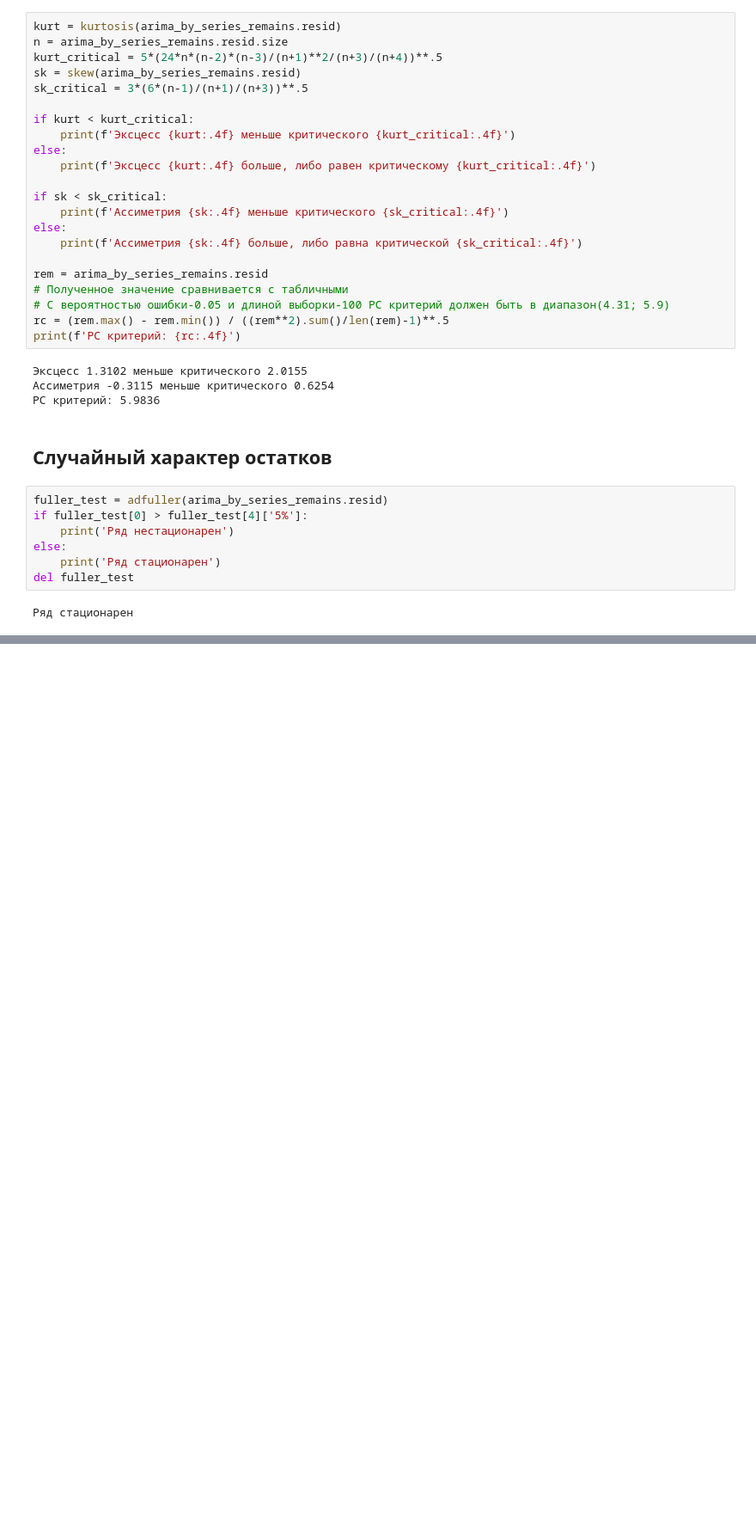
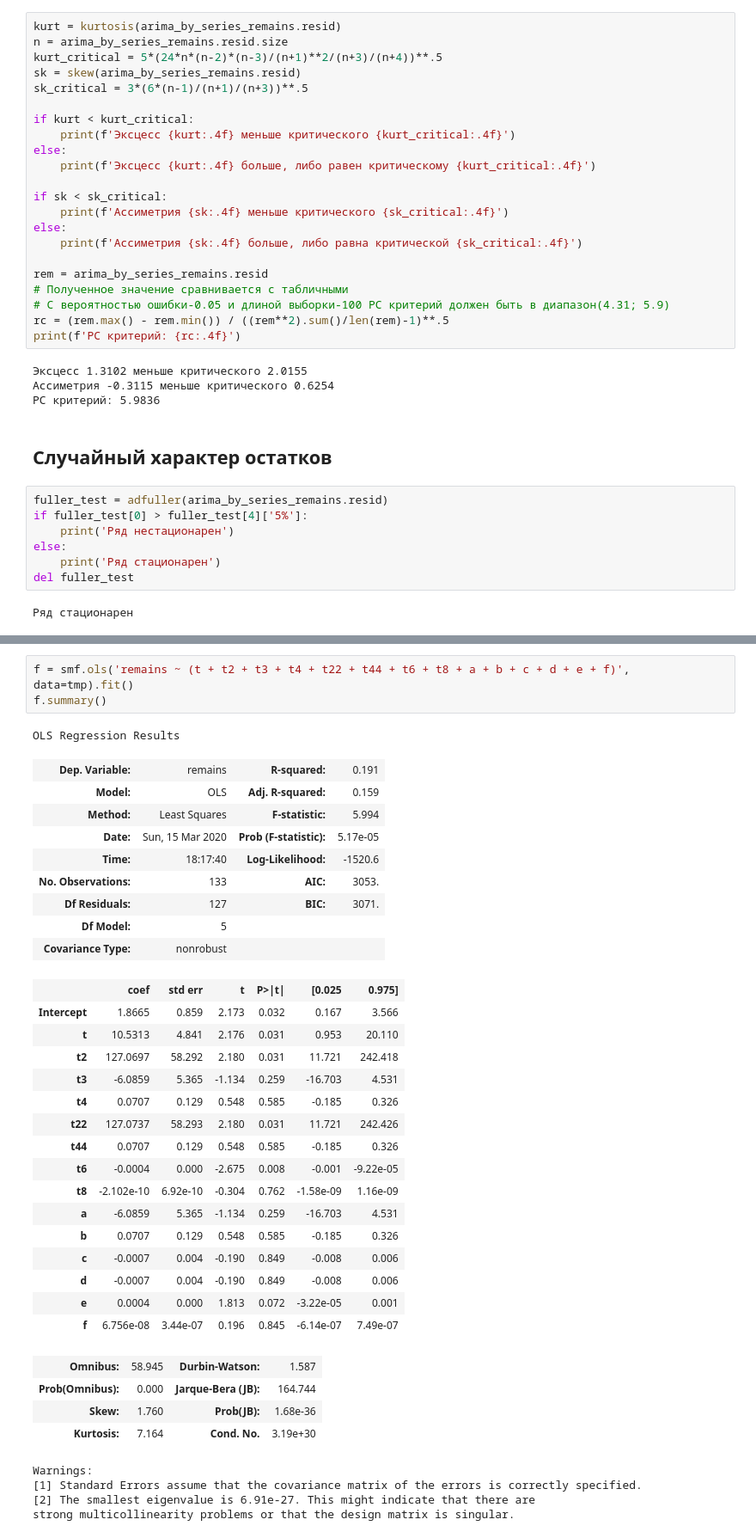
Before and after one commit to xtess16/RTSI, a Jupyter notebook: RTS_test.ipynb, the cells around one changed output, grey strips where cells are left out. Shown at 86% size. Cells and saved outputs as stored; diff of their text form; blank space fills up the shorter version.

```diff
--- a/RTS_test.ipynb
+++ b/RTS_test.ipynb
@@ -248,0 +309,38 @@ del fuller_test
+# %%
+f = smf.ols('remains ~ (t + t2 + t3 + t4 + t22 + t44 + t6 + t8 + a + b + c + d + e + f)', data=tmp).fit()
+f.summary()
+# %% [output]
+OLS Regression Results
+| Dep. Variable: | remains | R-squared: | 0.191 |
+| Model: | OLS | Adj. R-squared: | 0.159 |
+| Method: | Least Squares | F-statistic: | 5.994 |
+| Date: | Sun, 15 Mar 2020 | Prob (F-statistic): | 5.17e-05 |
+| Time: | 18:17:40 | Log-Likelihood: | -1520.6 |
+| No. Observations: | 133 | AIC: | 3053. |
+| Df Residuals: | 127 | BIC: | 3071. |
+| Df Model: | 5 |  |  |
+| Covariance Type: | nonrobust |  |  |
+|  | coef | std err | t | P>|t| | [0.025 | 0.975] |
+| Intercept | 1.8665 | 0.859 | 2.173 | 0.032 | 0.167 | 3.566 |
+| t | 10.5313 | 4.841 | 2.176 | 0.031 | 0.953 | 20.110 |
+| t2 | 127.0697 | 58.292 | 2.180 | 0.031 | 11.721 | 242.418 |
+| t3 | -6.0859 | 5.365 | -1.134 | 0.259 | -16.703 | 4.531 |
+| t4 | 0.0707 | 0.129 | 0.548 | 0.585 | -0.185 | 0.326 |
+| t22 | 127.0737 | 58.293 | 2.180 | 0.031 | 11.721 | 242.426 |
+| t44 | 0.0707 | 0.129 | 0.548 | 0.585 | -0.185 | 0.326 |
+| t6 | -0.0004 | 0.000 | -2.675 | 0.008 | -0.001 | -9.22e-05 |
+| t8 | -2.102e-10 | 6.92e-10 | -0.304 | 0.762 | -1.58e-09 | 1.16e-09 |
+| a | -6.0859 | 5.365 | -1.134 | 0.259 | -16.703 | 4.531 |
+| b | 0.0707 | 0.129 | 0.548 | 0.585 | -0.185 | 0.326 |
+| c | -0.0007 | 0.004 | -0.190 | 0.849 | -0.008 | 0.006 |
+| d | -0.0007 | 0.004 | -0.190 | 0.849 | -0.008 | 0.006 |
+| e | 0.0004 | 0.000 | 1.813 | 0.072 | -3.22e-05 | 0.001 |
+| f | 6.756e-08 | 3.44e-07 | 0.196 | 0.845 | -6.14e-07 | 7.49e-07 |
+| Omnibus: | 58.945 | Durbin-Watson: | 1.587 |
+| Prob(Omnibus): | 0.000 | Jarque-Bera (JB): | 164.744 |
+| Skew: | 1.760 | Prob(JB): | 1.68e-36 |
+| Kurtosis: | 7.164 | Cond. No. | 3.19e+30 |
+Warnings:
+[1] Standard Errors assume that the covariance matrix of the errors is correctly specified.
+[2] The smallest eigenvalue is 6.91e-27. This might indicate that there are
+strong multicollinearity problems or that the design matrix is singular.
```
Also changed, not shown: parts of 11 cells of this notebook, 1 other file.
